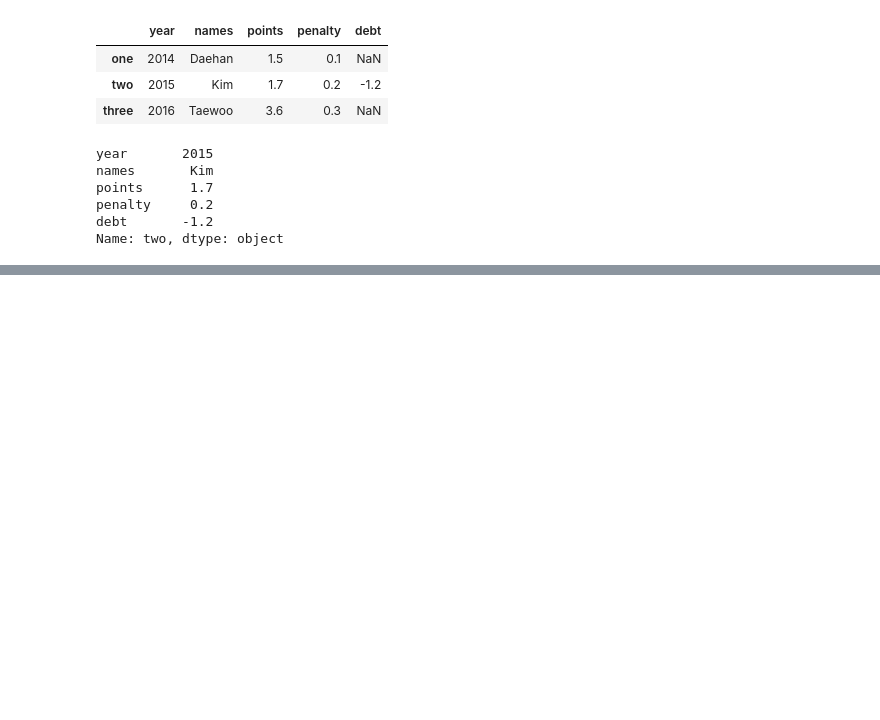
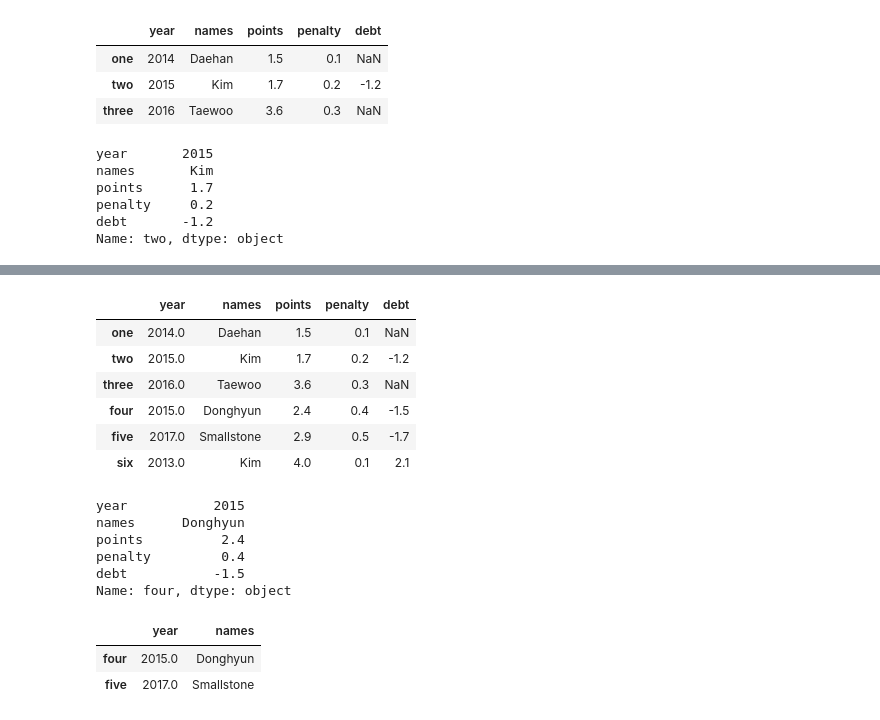
Before and after one commit to Daehan0626/introduction_to_ml_with_python, a Jupyter notebook: chapter0/pandas.ipynb, the cells around one changed output, grey strips where cells are left out. Drawn from its saved outputs; the diff is of its cells as text; code cells hidden in the pictures; blank space fills up the shorter version.

```diff
--- a/chapter0/pandas.ipynb
+++ b/chapter0/pandas.ipynb
@@ -249,0 +284,27 @@ Name: two, dtype: object
+# %%
+df.loc['six',:]=[2013,'Kim',4.0,0.1,2.1]
+df
+# %% [output]
+|  | year | names | points | penalty | debt |
+| one | 2014.0 | Daehan | 1.5 | 0.1 | NaN |
+| two | 2015.0 | Kim | 1.7 | 0.2 | -1.2 |
+| three | 2016.0 | Taewoo | 3.6 | 0.3 | NaN |
+| four | 2015.0 | Donghyun | 2.4 | 0.4 | -1.5 |
+| five | 2017.0 | Smallstone | 2.9 | 0.5 | -1.7 |
+| six | 2013.0 | Kim | 4.0 | 0.1 | 2.1 |
+# %%
+#3번째 행
+df.iloc[3]
+# %% [output]
+year           2015
+names      Donghyun
+points          2.4
+penalty         0.4
+debt           -1.5
+Name: four, dtype: object
+# %%
+df.iloc[3:5,0:2]
+# %% [output]
+|  | year | names |
+| four | 2015.0 | Donghyun |
+| five | 2017.0 | Smallstone |
```
Also changed, not shown: parts of 47 cells of this notebook.
